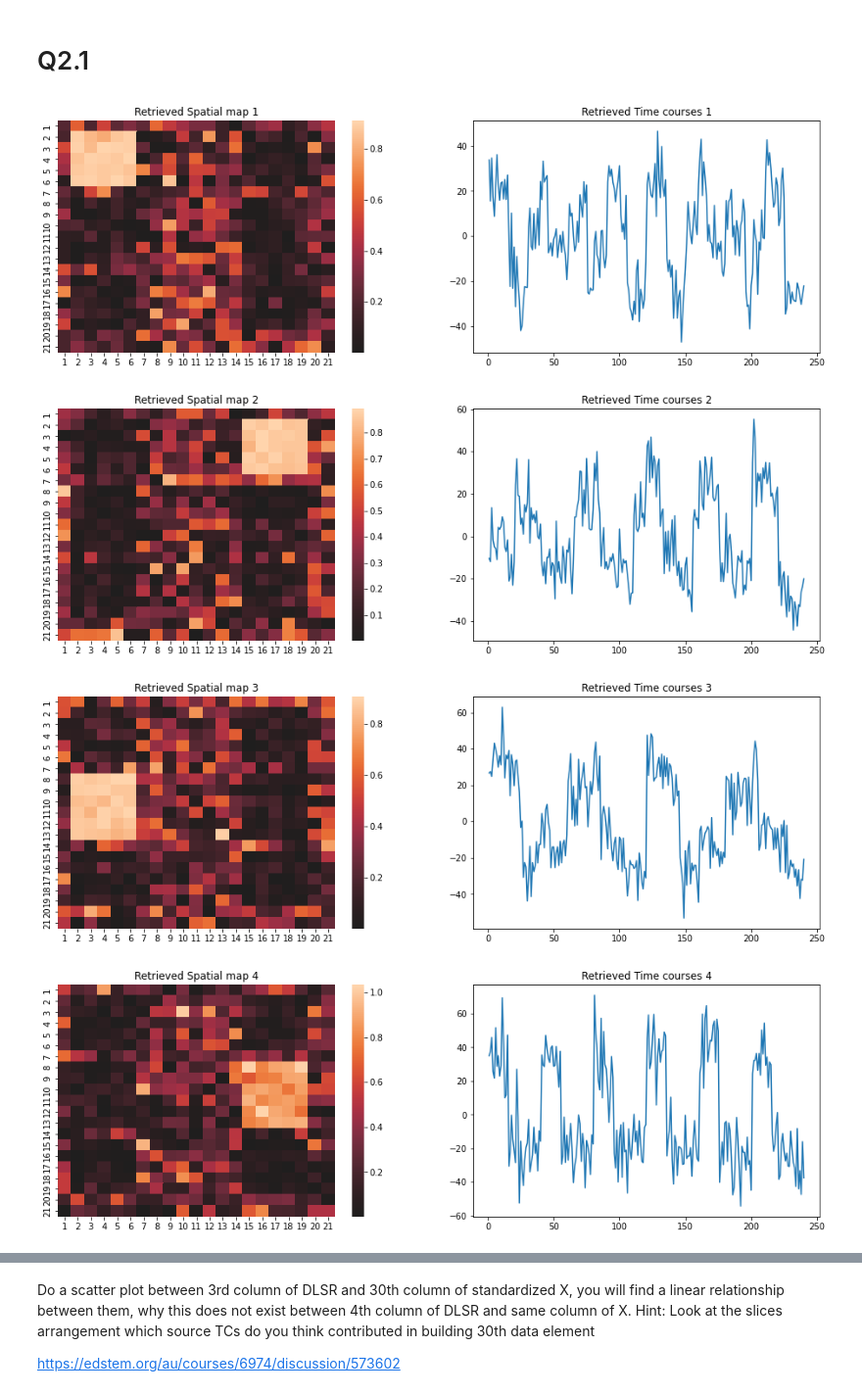
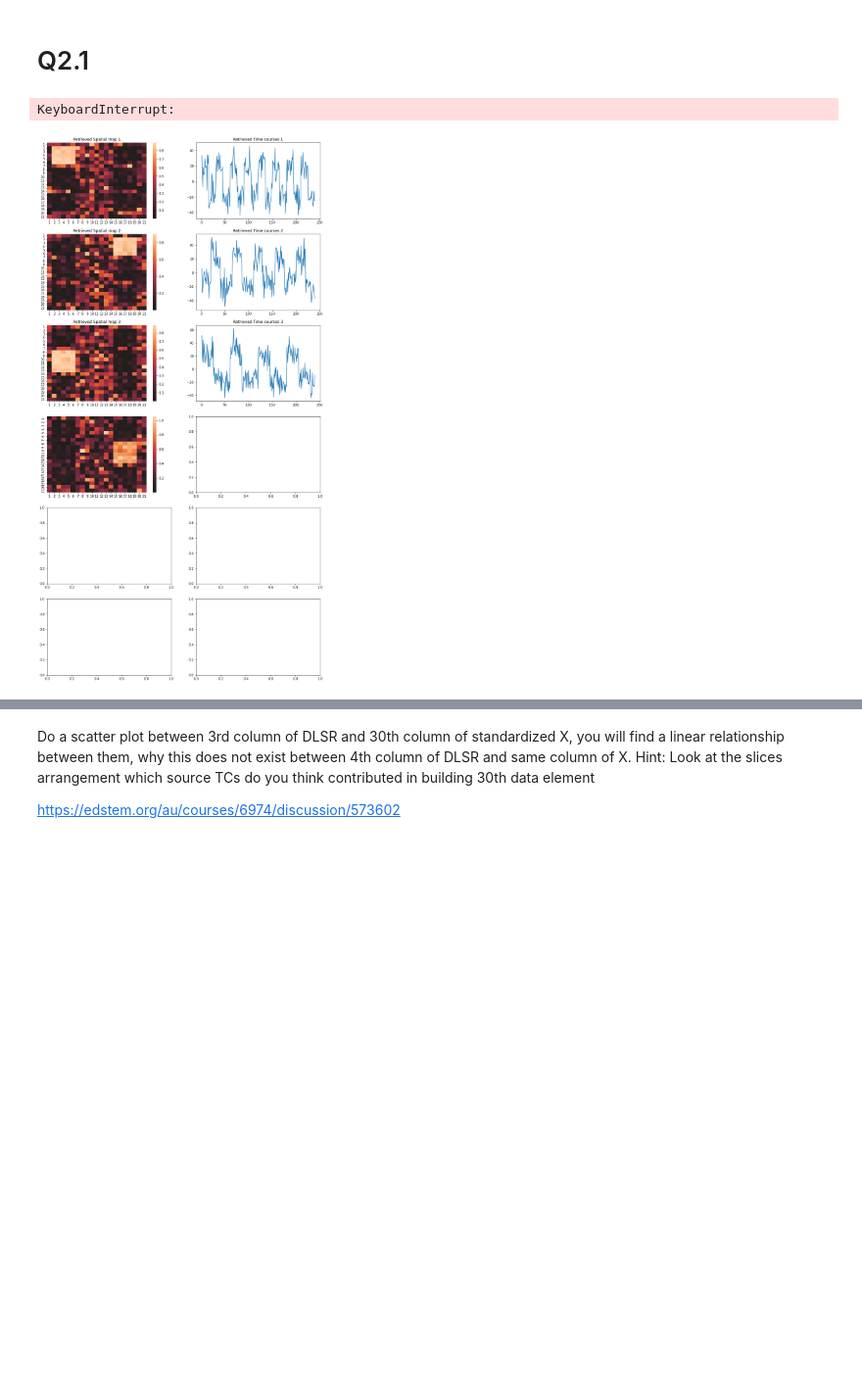
Before and after one commit to TonstarHipHop/MAST30034_Ass1, a Jupyter notebook: Q2.ipynb, the cells around one changed output, grey strips where cells are left out. Shown at 98% size. Drawn from its saved outputs; the diff is of its cells as text; code cells hidden in the pictures; blank space fills up the shorter version.

```diff
--- a/Q2.ipynb
+++ b/Q2.ipynb
@@ -3,31 +3,28 @@
 # %%
 import pandas as pd
 import numpy as np
 import seaborn as sns
 import matplotlib.pyplot as plt
 
 D = np.genfromtxt('data/TC.csv', delimiter=',')
 X = np.genfromtxt('data/X.csv', delimiter=',')
 SM = np.genfromtxt('data/SM.csv', delimiter=',')
+DT = np.transpose(D)
 
-DT = np.transpose(D)
 Alsr = np.abs(np.matmul(np.matmul(np.linalg.inv(np.matmul(DT, D)), DT), X))
-
 Dlsr = np.matmul(X, np.transpose(Alsr))
 
+fig, axs = plt.subplots(6, 2, figsize=(15,30))
 for i in range(0, 6):
     retrieved_SM = np.reshape(Alsr[i,:], (21,21), order='F')
-    plt.figure(figsize=(16,5))
-    plt.subplot(1,2,1)
-    plt.title(f'Retrieved Spatial map {i+1}')
-    sns.heatmap(retrieved_SM, center=0, yticklabels=range(1,22), xticklabels=range(1,22))
-    plt.subplot(1,2,2)
-    plt.title(f'Retrieved Time courses {i+1}')
-    sns.lineplot(x=range(1,241),y=Dlsr[:,i])
-    plt.savefig(f'plots/retrieved sources {i+1}')
-    plt.show()
+    ax = sns.heatmap(retrieved_SM, center=0, yticklabels=range(1,22), \
+        xticklabels=range(1,22), ax=axs[i,0])
+    ax.set(title=f'Retrieved Spatial map {i+1}')
+
+    ax = sns.lineplot(x=range(1,241),y=Dlsr[:,i], ax=axs[i, 1])
+    ax.set(title=f'Retrieved Time courses {i+1}')
+plt.savefig(f'plots/retrieved sources')
+plt.show()
 # %% [output]
+KeyboardInterrupt:
-[figure, old version]
+[figure, new version]
-[figure, removed]
-[figure, removed]
-[figure, removed]
```
Also changed, not shown: parts of 12 cells of this notebook, 1 other file.
